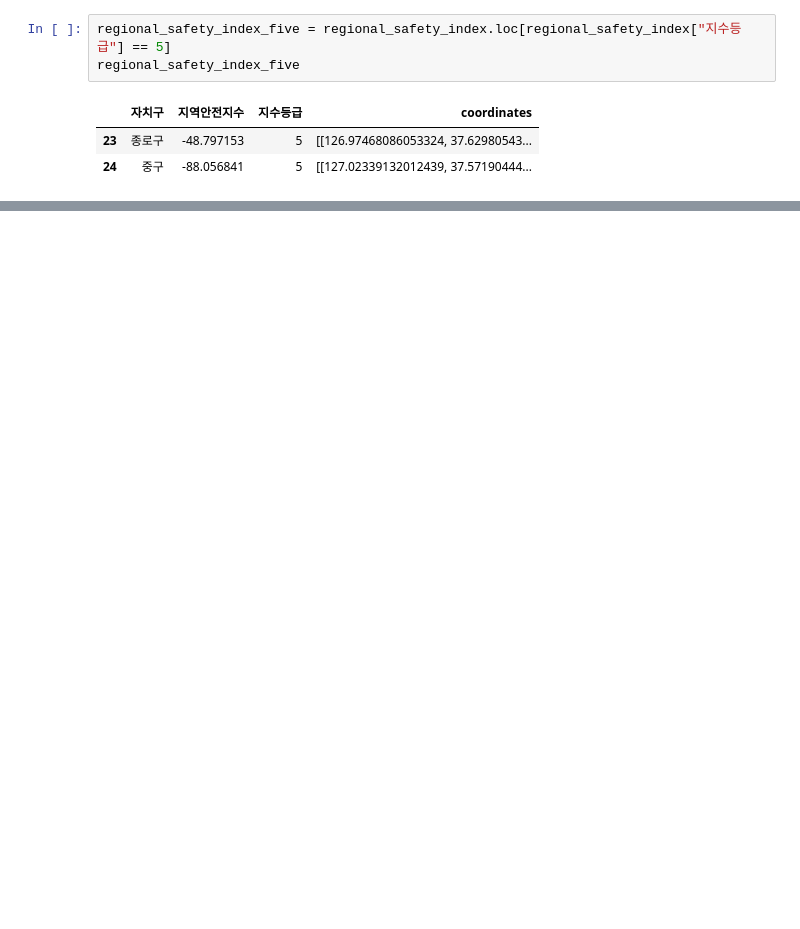
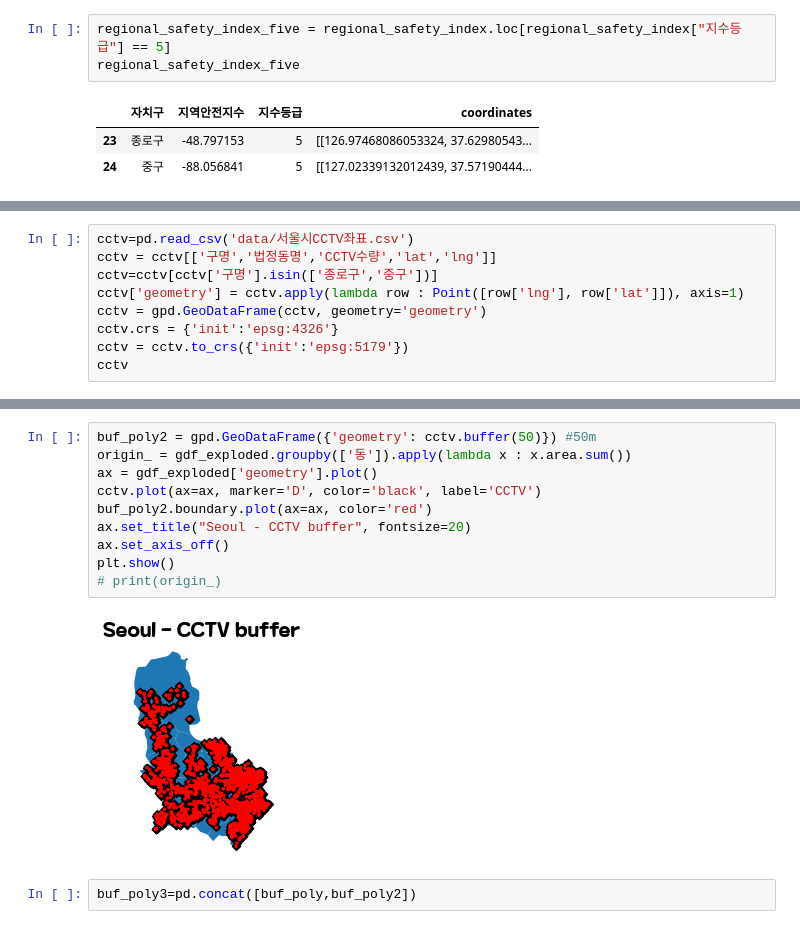
Before and after one commit to dlaghwls1104/ICU, a Jupyter notebook: 최종선정.ipynb, the cells around one changed output, grey strips where cells are left out. Saved outputs shown, nothing was run; the diff lists cells and outputs as text; blank space fills up the shorter version.

```diff
--- a/최종선정.ipynb
+++ b/최종선정.ipynb
@@ -552,0 +866,9 @@ r.to_html("jongro_junggu.html")
+# %%
+cctv=pd.read_csv('data/서울시CCTV좌표.csv')
+cctv = cctv[['구명','법정동명','CCTV수량','lat','lng']]
+cctv=cctv[cctv['구명'].isin(['종로구','중구'])]
+cctv['geometry'] = cctv.apply(lambda row : Point([row['lng'], row['lat']]), axis=1)
+cctv = gpd.GeoDataFrame(cctv, geometry='geometry')
+cctv.crs = {'init':'epsg:4326'}
+cctv = cctv.to_crs({'init':'epsg:5179'})
+cctv
@@ -552,0 +889,14 @@ r.to_html("jongro_junggu.html")
+# %%
+buf_poly2 = gpd.GeoDataFrame({'geometry': cctv.buffer(50)}) #50m
+origin_ = gdf_exploded.groupby(['동']).apply(lambda x : x.area.sum())
+ax = gdf_exploded['geometry'].plot()
+cctv.plot(ax=ax, marker='D', color='black', label='CCTV')
+buf_poly2.boundary.plot(ax=ax, color='red')
+ax.set_title("Seoul - CCTV buffer", fontsize=20)
+ax.set_axis_off()
+plt.show()
+# print(origin_)
+# %% [output]
+[figure, added]
+# %%
+buf_poly3=pd.concat([buf_poly,buf_poly2])
```
Also changed, not shown: parts of 33 cells of this notebook.
